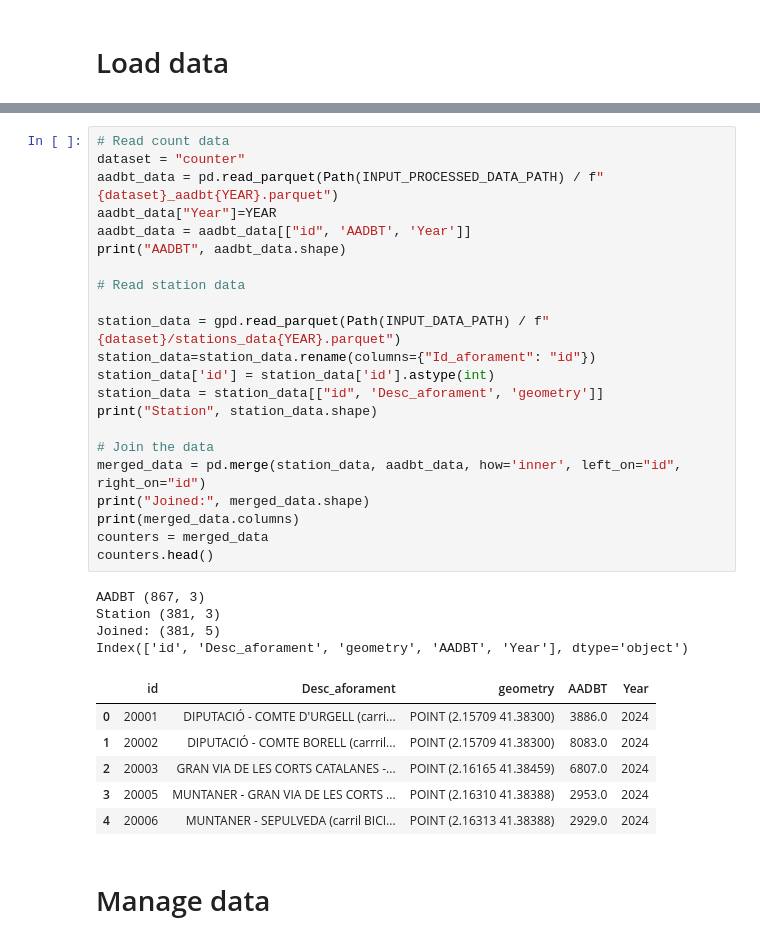
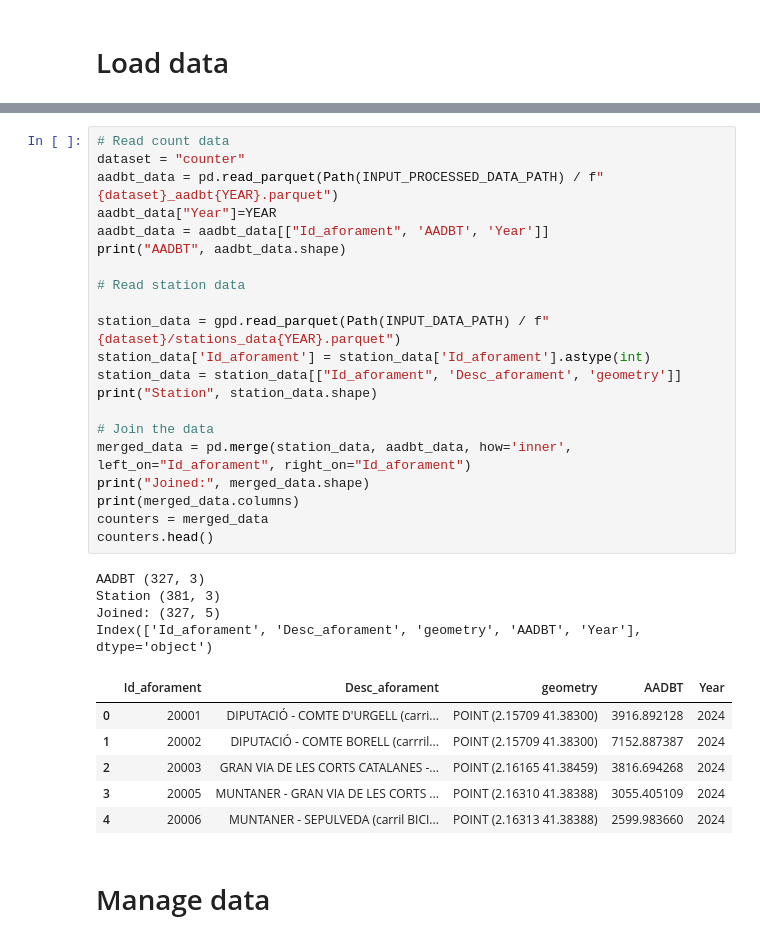
Before and after one commit to cyclingMoritz/250MUM006, a Jupyter notebook: notebooks/015-luca_scale_predictions.ipynb, the cells around one changed output, grey strips where cells are left out. Saved outputs shown, nothing was run; the diff lists cells and outputs as text.

```diff
--- a/notebooks/015-luca_scale_predictions.ipynb
+++ b/notebooks/015-luca_scale_predictions.ipynb
@@ -78,36 +84,35 @@ Index(['ROOT_ID', 'Desc_aforament', 'direction_counter', 'directionality',
 # %%
 # Read count data
 dataset = "counter"
 aadbt_data = pd.read_parquet(Path(INPUT_PROCESSED_DATA_PATH) / f"{dataset}_aadbt{YEAR}.parquet")
 aadbt_data["Year"]=YEAR
-aadbt_data = aadbt_data[["id", 'AADBT', 'Year']]
+aadbt_data = aadbt_data[["Id_aforament", 'AADBT', 'Year']]
 print("AADBT", aadbt_data.shape)
 
 # Read station data
 
 station_data = gpd.read_parquet(Path(INPUT_DATA_PATH) / f"{dataset}/stations_data{YEAR}.parquet")
-station_data=station_data.rename(columns={"Id_aforament": "id"})
-station_data['id'] = station_data['id'].astype(int)
-station_data = station_data[["id", 'Desc_aforament', 'geometry']]
+station_data['Id_aforament'] = station_data['Id_aforament'].astype(int)
+station_data = station_data[["Id_aforament", 'Desc_aforament', 'geometry']]
 print("Station", station_data.shape)
 
 # Join the data
-merged_data = pd.merge(station_data, aadbt_data, how='inner', left_on="id", right_on="id")
+merged_data = pd.merge(station_data, aadbt_data, how='inner', left_on="Id_aforament", right_on="Id_aforament")
 print("Joined:", merged_data.shape)
 print(merged_data.columns)
 counters = merged_data
 counters.head()
 # %% [output]
-AADBT (867, 3)
+AADBT (327, 3)
 Station (381, 3)
-Joined: (381, 5)
-Index(['id', 'Desc_aforament', 'geometry', 'AADBT', 'Year'], dtype='object')
+Joined: (327, 5)
+Index(['Id_aforament', 'Desc_aforament', 'geometry', 'AADBT', 'Year'], dtype='object')
-|  | id | Desc_aforament | geometry | AADBT | Year |
-| 0 | 20001 | DIPUTACIÓ - COMTE D'URGELL (carri... | POINT (2.15709 41.38300) | 3886.0 | 2024 |
-| 1 | 20002 | DIPUTACIÓ - COMTE BORELL (carrril... | POINT (2.15709 41.38300) | 8083.0 | 2024 |
-| 2 | 20003 | GRAN VIA DE LES CORTS CATALANES -... | POINT (2.16165 41.38459) | 6807.0 | 2024 |
-| 3 | 20005 | MUNTANER - GRAN VIA DE LES CORTS ... | POINT (2.16310 41.38388) | 2953.0 | 2024 |
-| 4 | 20006 | MUNTANER - SEPULVEDA (carril BICI... | POINT (2.16313 41.38388) | 2929.0 | 2024 |
+|  | Id_aforament | Desc_aforament | geometry | AADBT | Year |
+| 0 | 20001 | DIPUTACIÓ - COMTE D'URGELL (carri... | POINT (2.15709 41.38300) | 3916.892128 | 2024 |
+| 1 | 20002 | DIPUTACIÓ - COMTE BORELL (carrril... | POINT (2.15709 41.38300) | 7152.887387 | 2024 |
+| 2 | 20003 | GRAN VIA DE LES CORTS CATALANES -... | POINT (2.16165 41.38459) | 3816.694268 | 2024 |
+| 3 | 20005 | MUNTANER - GRAN VIA DE LES CORTS ... | POINT (2.16310 41.38388) | 3055.405109 | 2024 |
+| 4 | 20006 | MUNTANER - SEPULVEDA (carril BICI... | POINT (2.16313 41.38388) | 2599.983660 | 2024 |
 # %% [markdown]
 # Manage data
 # %% [markdown]
```
Also changed, not shown: parts of 12 cells of this notebook.
